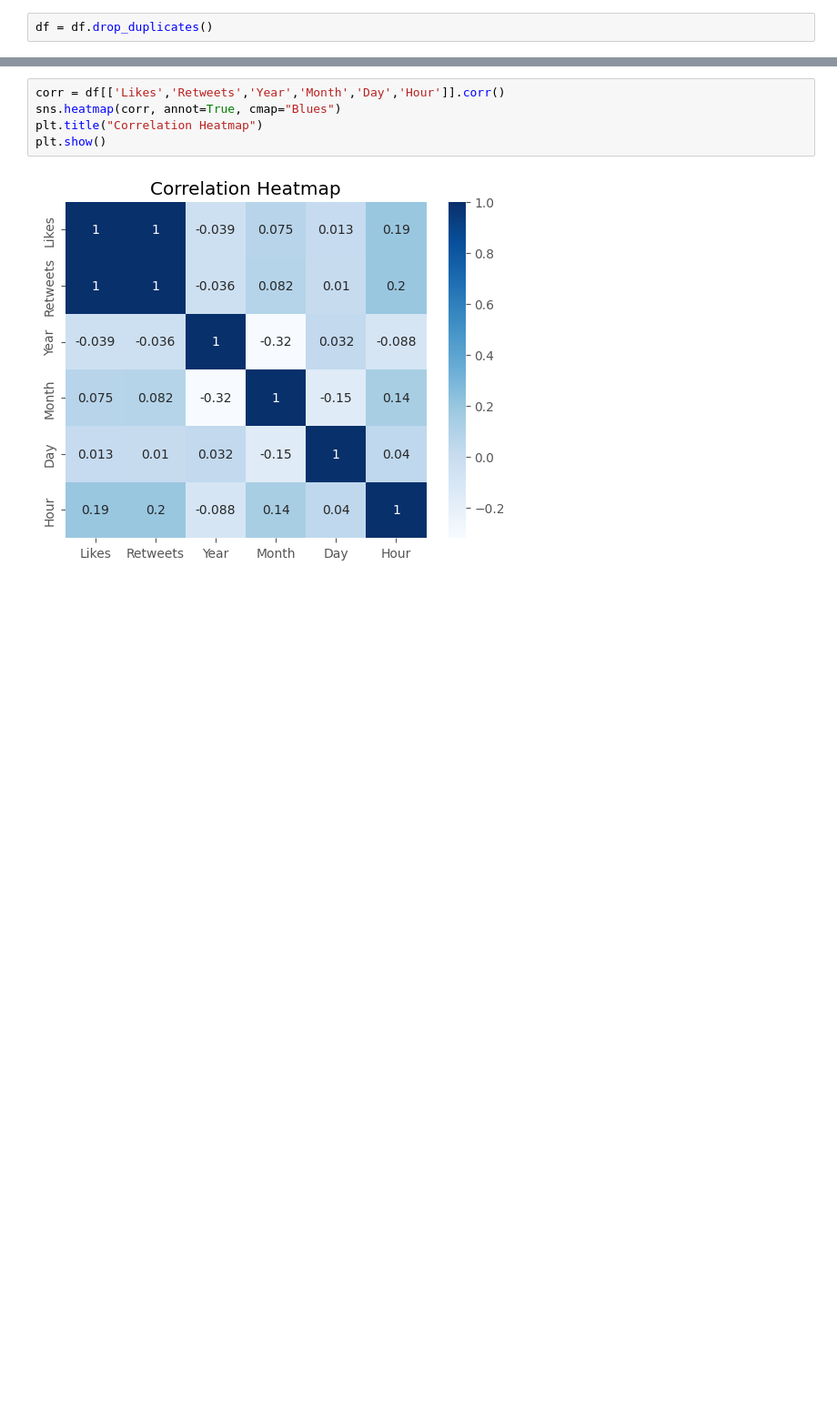
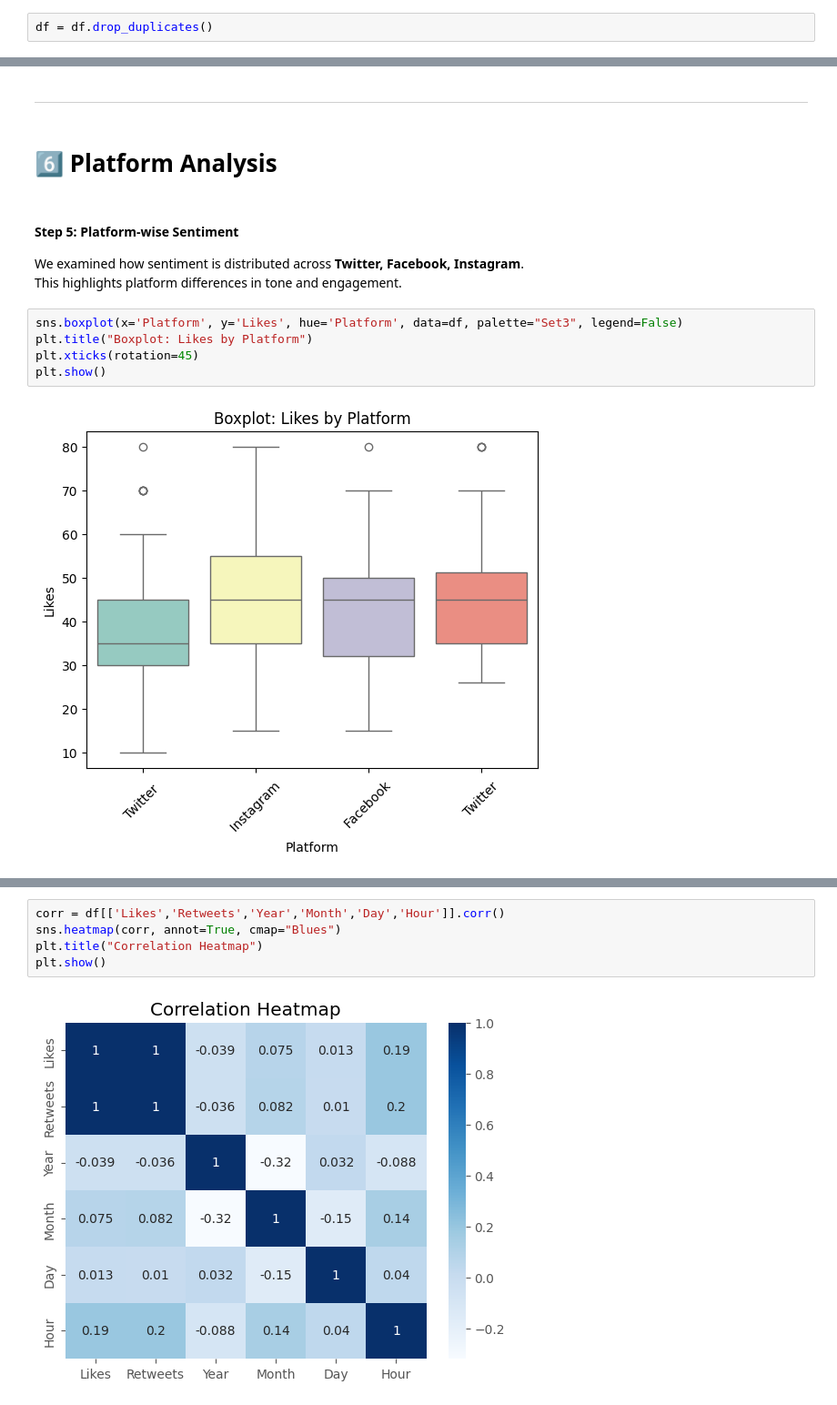
Before and after one commit to OcSpice/Sentiment-Dataset-EDA, a Jupyter notebook: EDA_on_Sentiment_Dataset.ipynb, the cells around one changed output, grey strips where cells are left out. Shown: that part at 91% size. Drawn from its saved outputs; the diff is of its cells as text; blank space fills up the shorter version.

```diff
--- a/EDA_on_Sentiment_Dataset.ipynb
+++ b/EDA_on_Sentiment_Dataset.ipynb
@@ -138,0 +117,15 @@ This provides an international perspective on user mood and engagement.
+# %% [markdown]
+---
+# %% [markdown]
+# 6️⃣ **Platform Analysis**
+# %% [markdown]
+#### **Step 5: Platform-wise Sentiment**
+We examined how sentiment is distributed across **Twitter, Facebook, Instagram**.
+This highlights platform differences in tone and engagement.
+# %%
+sns.boxplot(x='Platform', y='Likes', hue='Platform', data=df, palette="Set3", legend=False)
+plt.title("Boxplot: Likes by Platform")
+plt.xticks(rotation=45)
+plt.show()
+# %% [output]
+[figure, added]
```
Also changed, not shown: parts of 55 cells of this notebook.
